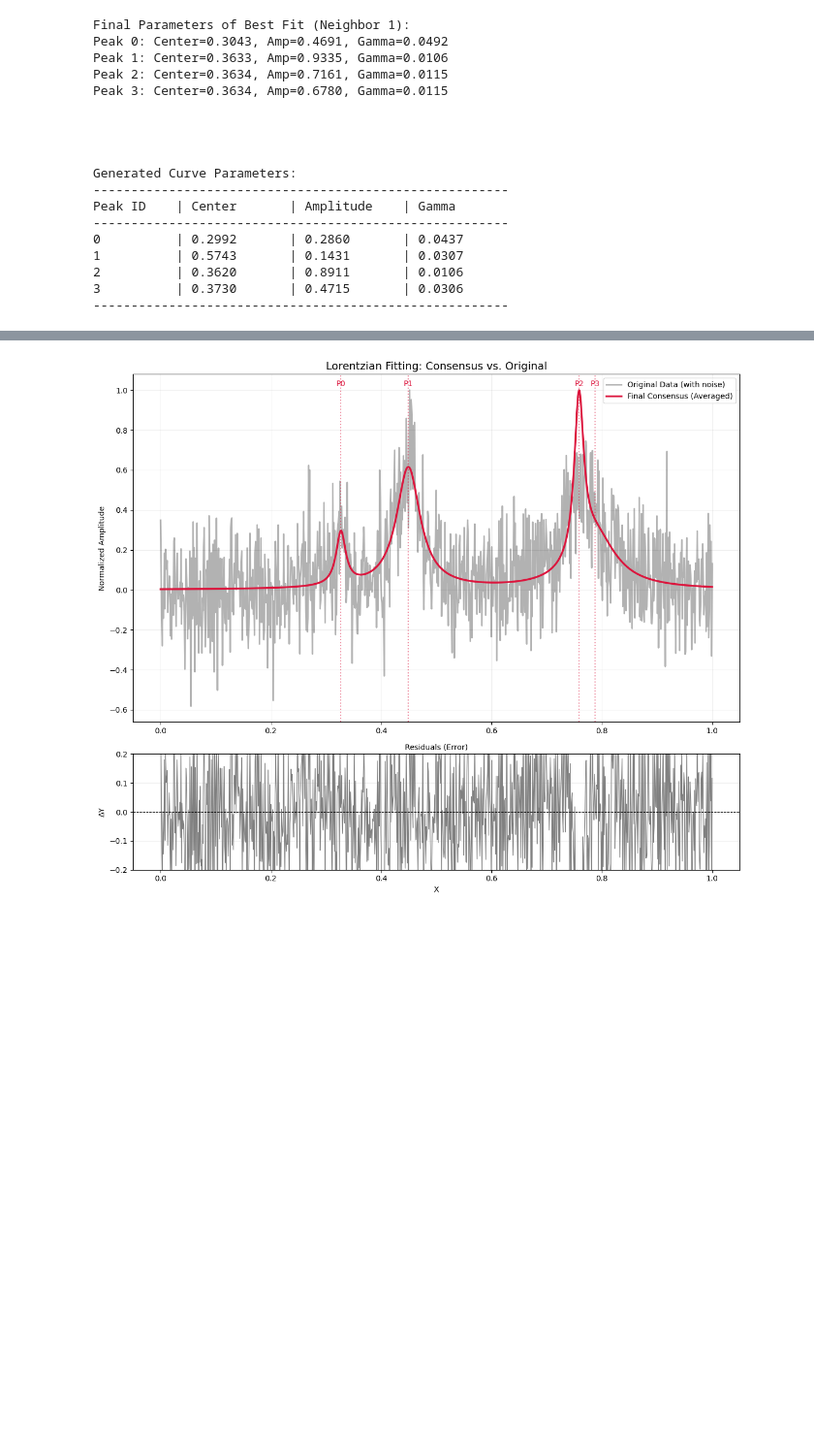
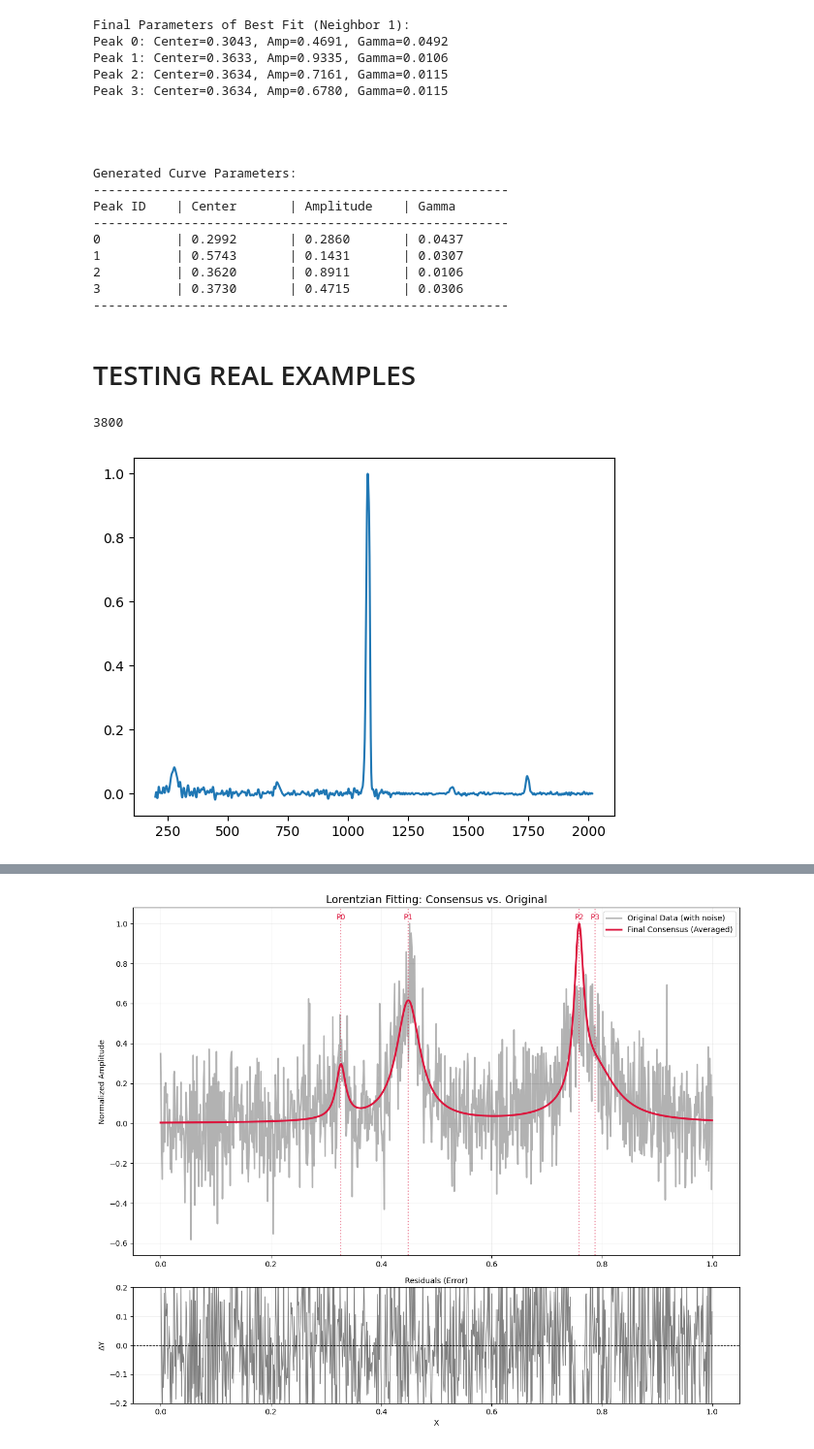
Before and after one commit to SauloSamps/Raman-Fitting-Pipeline, a Jupyter notebook: code/lab-knn.ipynb, the cells around one changed output, grey strips where cells are left out. Shown at 97% size. Drawn from its saved outputs; the diff is of its cells as text; code cells hidden in the pictures; blank space fills up the shorter version.

```diff
--- a/code/lab-knn.ipynb
+++ b/code/lab-knn.ipynb
@@ -3,9 +3,9 @@ from RamanModel import *
 from HelperFunctions import *
 from Plots import *
 # %%
-def knnFit_persistent(samples, base_parameters, target_x, target_y, k=10, rounds=3, eps=0.15):
+def knnFit_persistent(samples, base_parameters, target_x, target_y, num_peaks=4, k=10, rounds=3, eps=0.15):
     peak_search_spaces = []
-    for _ in range(4):
+    for _ in range(num_peaks):
         peak_search_spaces.append({
             "center_range": list(base_parameters["center_range"]),
             "amplitude_range": list(base_parameters["amplitude_range"]),
@@ -27,7 +27,7 @@ def knnFit_persistent(samples, base_parameters, target_x, target_y, k=10, rounds
             current_y = np.zeros(len(target_x))
             current_params = []
 
-            for i in range(4):
+            for i in range(num_peaks):
                 p = peak_search_spaces[i]
                 position_interval = position_probability_map(probs, initial_resolution=len(target_y))
                 c = np.random.uniform(position_interval[0], position_interval[1])
@@ -59,7 +59,7 @@ def knnFit_persistent(samples, base_parameters, target_x, target_y, k=10, rounds
             current_y = np.zeros(len(target_x))
             current_params = []
 
-            for i in range(4):
+            for i in range(num_peaks):
                 p = peak_search_spaces[i]
                 c = np.random.uniform(p["center_range"][0], p["center_range"][1])
                 a = np.random.uniform(p["amplitude_range"][0], p["amplitude_range"][1])
@@ -217,3 +217,34 @@ Peak ID    | Center       | Amplitude    | Gamma
 2          | 0.3620       | 0.8911       | 0.0106
 3          | 0.3730       | 0.4715       | 0.0306
 -------------------------------------------------------
+# %% [markdown]
+# TESTING REAL EXAMPLES
+# %%
+import csv
+import numpy as np
+import matplotlib.pyplot as plt
+
+data = []
+
+with open('real_examples/CalciumCarbonate-458.csv', mode='r', newline='') as file:
+    reader = csv.reader(file)
+    for row in reader:
+        data.append(row)
+
+#print(data[16:])
+points = data[16:]
+x = np.zeros(len(points))
+y = np.zeros(len(points))
+for i in range(len(points)):
+    x[i] += np.float32(points[i][0])
+    y[i] += np.float32(points[i][1])
+
+cropped_x = x[:1816]
+target_x = np.linspace(0, 1, len(cropped_x))
+cropped_y = y[:1816]
+
+plt.plot(cropped_x, cropped_y)
+print(len(x))
+# %% [output]
+3800
+[figure, added]
```
Also changed, not shown: parts of 4 cells of this notebook, 1 other file.
